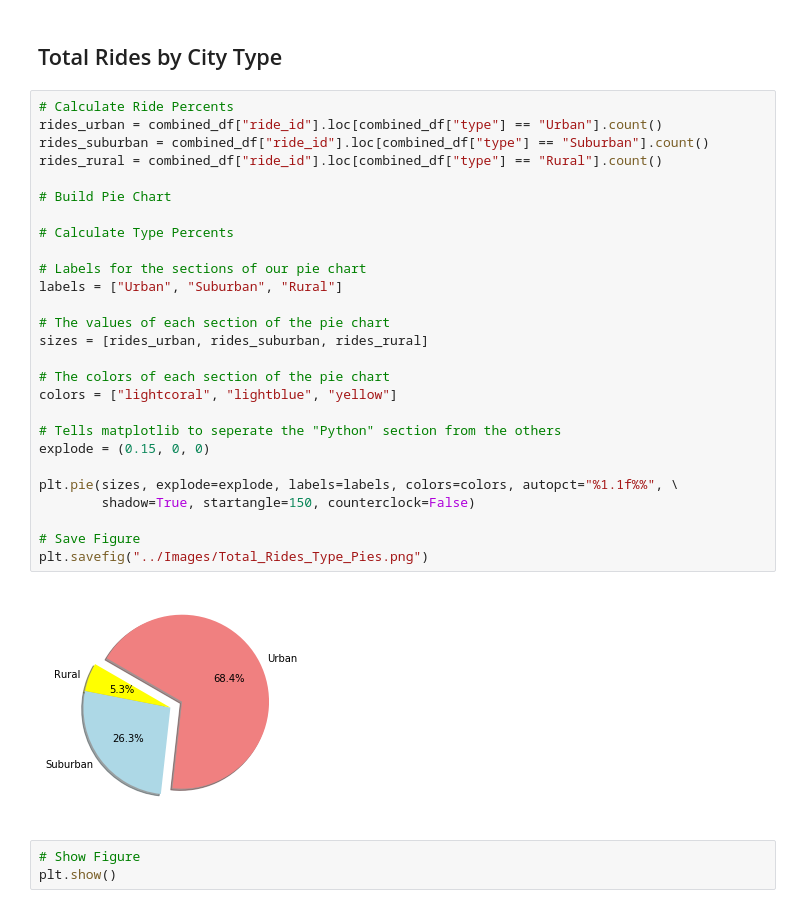
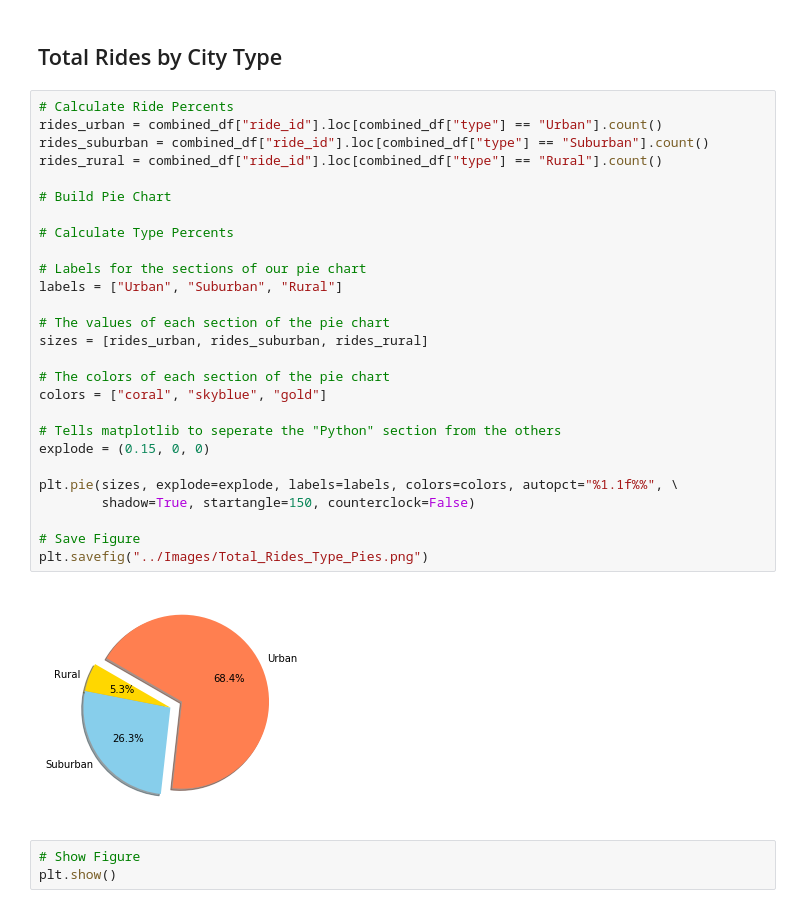
Before and after one commit to ngb1/HW5-Matplotlib, a Jupyter notebook: pyber_progress.ipynb, the cells around one changed output. Drawn from its saved outputs; the diff is of its cells as text.

```diff
--- a/pyber_progress.ipynb
+++ b/pyber_progress.ipynb
@@ -136,32 +136,32 @@ plt.show()
 # %%
 # Calculate Ride Percents
 rides_urban = combined_df["ride_id"].loc[combined_df["type"] == "Urban"].count()
 rides_suburban = combined_df["ride_id"].loc[combined_df["type"] == "Suburban"].count()
 rides_rural = combined_df["ride_id"].loc[combined_df["type"] == "Rural"].count()
 
 # Build Pie Chart
 
 # Calculate Type Percents
 
 # Labels for the sections of our pie chart
 labels = ["Urban", "Suburban", "Rural"]
 
 # The values of each section of the pie chart
 sizes = [rides_urban, rides_suburban, rides_rural]
 
 # The colors of each section of the pie chart
-colors = ["lightcoral", "lightblue", "yellow"]
+colors = ["coral", "skyblue", "gold"]
 
 # Tells matplotlib to seperate the "Python" section from the others
 explode = (0.15, 0, 0)
 
 plt.pie(sizes, explode=explode, labels=labels, colors=colors, autopct="%1.1f%%", \
         shadow=True, startangle=150, counterclock=False)
 
 # Save Figure
 plt.savefig("../Images/Total_Rides_Type_Pies.png")
 # %% [output]
-[figure, old version]
+[figure, new version]
 # %%
 # Show Figure
 plt.show()
```
Also changed, not shown: parts of 3 cells of this notebook, 4 other files.
